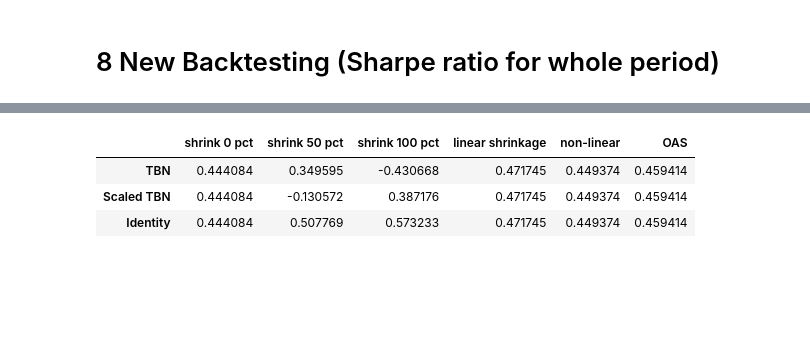
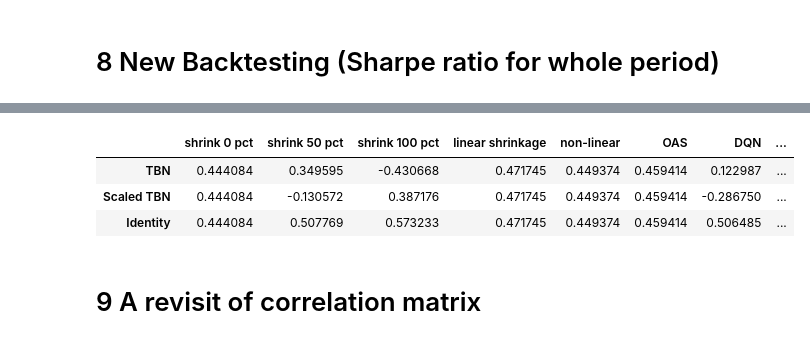
Before and after one commit to ChengLuFred/Portfolio-Selection-via-TBN, a Jupyter notebook: codes/experiment.ipynb, the cells around one changed output, grey strips where cells are left out. Saved outputs shown, nothing was run; the diff lists cells and outputs as text; code cells hidden in the pictures; blank space fills up the shorter version.

```diff
--- a/codes/experiment.ipynb
+++ b/codes/experiment.ipynb
@@ -1006,3 +1008,6 @@ statistics_scaled.T.to_latex('../output/statistics_scaled.tex', bold_rows = True
 statistics_id.T.to_latex('../output/statistics_id.tex', bold_rows = True)
 # %% [markdown]
 # 8 New Backtesting (Sharpe ratio for whole period)
+# %%
+dqn_action = [0.6, 0.8, 0, 0.6, 0.4, 0.5, 1, 0.6, 0.4, 0.5, 1, 0.6, 0.8, 0.4, 0.1, 0.6, 0.9, 1, 0.1, 0.6, 0.3, 0]
+pg_action = [0.8, 1.0, 0.3, 0.7, 1.0, 0, 0.7, 0.9, 0.4, 0.3, 0.3, 0.5, 0.7, 0.9, 0.9, 0.6, 0.2, 0, 1, 0.8, 0.6, 0]
@@ -1029,7 +1038,9 @@ def backtest_get_portfolio_return(start, end, shrink_target):
                     'shrink 100 pct',
                     'linear shrinkage',
                     'non-linear',
-                    'OAS']
+                    'OAS',
+                    'DQN',
+                    'REINFORCE']
     R_p_store = pd.DataFrame([])
 
     for i in year_range:
@@ -1052,6 +1063,15 @@ def backtest_get_portfolio_return(start, end, shrink_target):
         cov_lin = LedoitWolf().fit(stock_returns.loc[i]).covariance_
         cov_oas = OAS().fit(stock_returns.loc[i]).covariance_
         cov_nonlin = nls.shrink_cov(stock_returns.loc[i])
+        dqn_cov = get_shrank_cov(correlation_aggregate.loc[i],
+                               shrink_target.loc[i],
+                               volatility_aggregate.loc[i],
+                               dqn_action[i - start])
+        pg_cov = get_shrank_cov(correlation_aggregate.loc[i],
+                               shrink_target.loc[i],
+                               volatility_aggregate.loc[i],
+                               pg_action[i - start])
+
 
         # compute shrank portfolio (1 by n row vector)
         x_0 = get_GMVP(cov_0, volatility_aggregate.loc[i]).T
@@ -1060,12 +1080,14 @@ def backtest_get_portfolio_return(start, end, shrink_target):
         x_lin = get_GMVP(cov_lin, volatility_aggregate.loc[i]).T
         x_nonlin = get_GMVP(cov_nonlin, volatility_aggregate.loc[i]).T
         x_oas = get_GMVP(cov_oas, volatility_aggregate.loc[i]).T
+        x_dqn = get_GMVP(dqn_cov, volatility_aggregate.loc[i]).T
+        x_pg = get_GMVP(pg_cov, volatility_aggregate.loc[i]).T
 
         # get stock return for the next year
         Y = stock_returns.loc[i + 1].values.T # n by 252 matrix
 
         # compute portfolios return for the next year (6 by 252 matrix)
-        portfolios = np.concatenate((x_0, x_50, x_100, x_lin, x_nonlin, x_oas))
+        portfolios = np.concatenate((x_0, x_50, x_100, x_lin, x_nonlin, x_oas, x_dqn, x_pg))
         R_p = pd.DataFrame((portfolios @ Y).T)
         R_p.index = date_index
 
@@ -1087,19 +1120,21 @@ statistics_TBN.T
 # %%
 performance_matrix = pd.DataFrame()
 performance_matrix['TBN'] = backtest_get_portfolio_return(1996,2017, tbn_combined).values.flatten()
 performance_matrix['Scaled TBN'] = backtest_get_portfolio_return(1996,2017, df_scaled_combined).values.flatten()
 performance_matrix['Identity'] = backtest_get_portfolio_return(1996,2017, df_identity_combined).values.flatten()
 methods_list = ['shrink 0 pct',
                 'shrink 50 pct',
                 'shrink 100 pct',
                 'linear shrinkage',
                 'non-linear',
-                'OAS']
+                'OAS',
+                'DQN',
+                'REINFORCE']
 performance_matrix.index = methods_list
 performance_matrix.T
 # %% [output]
-|  | shrink 0 pct | shrink 50 pct | shrink 100 pct | linear shrinkage | non-linear | OAS |
-| TBN | 0.444084 | 0.349595 | -0.430668 | 0.471745 | 0.449374 | 0.459414 |
-| Scaled TBN | 0.444084 | -0.130572 | 0.387176 | 0.471745 | 0.449374 | 0.459414 |
-| Identity | 0.444084 | 0.507769 | 0.573233 | 0.471745 | 0.449374 | 0.459414 |
+|  | shrink 0 pct | shrink 50 pct | shrink 100 pct | linear shrinkage | non-linear | OAS | DQN | ... |
+| TBN | 0.444084 | 0.349595 | -0.430668 | 0.471745 | 0.449374 | 0.459414 | 0.122987 | ... |
+| Scaled TBN | 0.444084 | -0.130572 | 0.387176 | 0.471745 | 0.449374 | 0.459414 | -0.286750 | ... |
+| Identity | 0.444084 | 0.507769 | 0.573233 | 0.471745 | 0.449374 | 0.459414 | 0.506485 | ... |
 # %%
@@ -1108,0 +1144,2 @@ performance_matrix.T.to_latex('../output/sharpe_ratio_of_3_targets_6_methods.tex
+# %% [markdown]
+# 9 A revisit of correlation matrix
```
Also changed, not shown: parts of 8 cells of this notebook, 2 other files.
